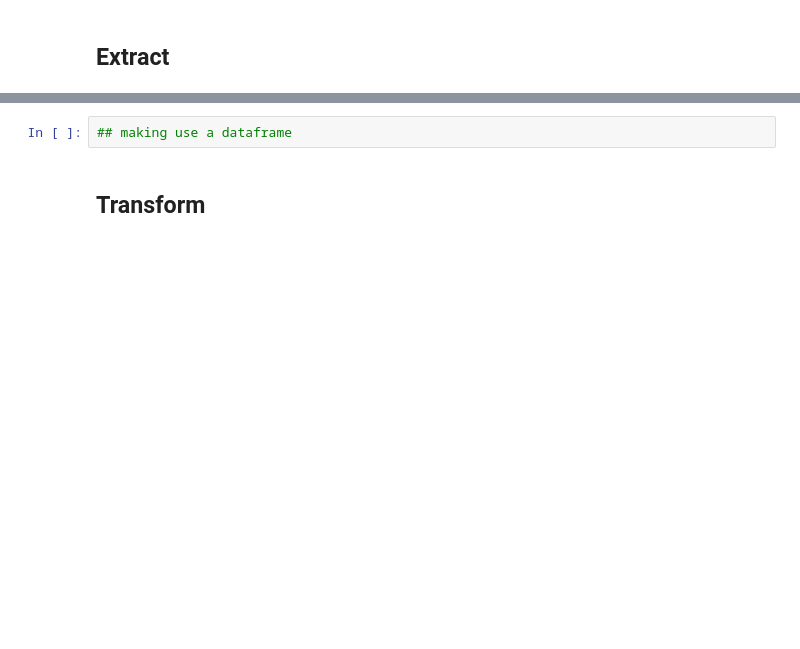
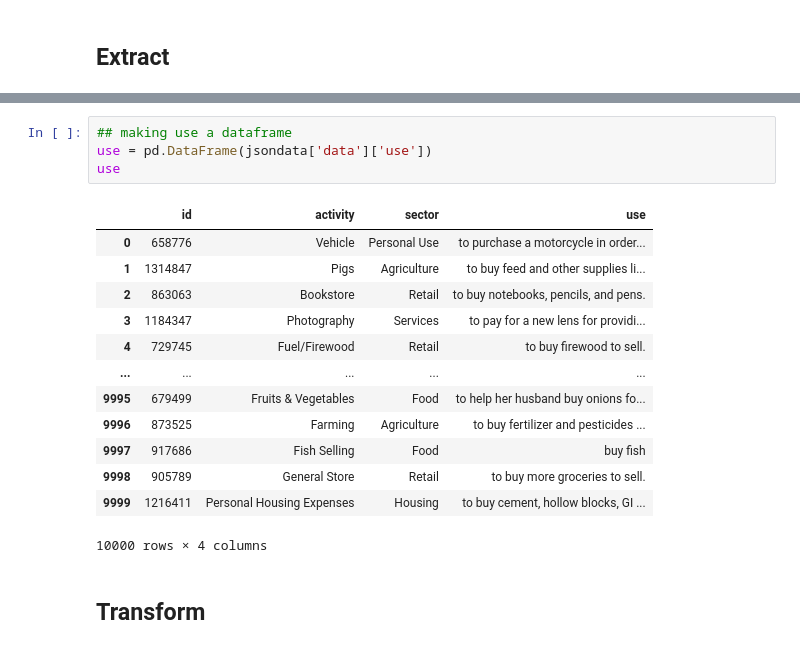
Before and after one commit to coding-dojo-data-science/data-enrichment-mock-belt-exam, a Jupyter notebook: PreClass - Mock Belt Exam - Data Enrichment.ipynb, the cells around one changed output, grey strips where cells are left out. Cells and saved outputs as stored; diff of their text form; blank space fills up the shorter version.

Commit message:
PreClass notebook complete

```diff
--- a/PreClass - Mock Belt Exam - Data Enrichment.ipynb
+++ b/PreClass - Mock Belt Exam - Data Enrichment.ipynb
@@ -49,4 +142,20 @@ https://drive.google.com/file/d/10iWPhZtId0R9RCiVculSozCwldG-V3eH/view?usp=shari
 # %%
 ## making use a dataframe
+use = pd.DataFrame(jsondata['data']['use'])
+use
+# %% [output]
+|  | id | activity | sector | use |
+| 0 | 658776 | Vehicle | Personal Use | to purchase a motorcycle in order... |
+| 1 | 1314847 | Pigs | Agriculture | to buy feed and other supplies li... |
+| 2 | 863063 | Bookstore | Retail | to buy notebooks, pencils, and pens. |
+| 3 | 1184347 | Photography | Services | to pay for a new lens for providi... |
+| 4 | 729745 | Fuel/Firewood | Retail | to buy firewood to sell. |
+| ... | ... | ... | ... | ... |
+| 9995 | 679499 | Fruits & Vegetables | Food | to help her husband buy onions fo... |
+| 9996 | 873525 | Farming | Agriculture | to buy fertilizer and pesticides ... |
+| 9997 | 917686 | Fish Selling | Food | buy fish |
+| 9998 | 905789 | General Store | Retail | to buy more groceries to sell. |
+| 9999 | 1216411 | Personal Housing Expenses | Housing | to buy cement, hollow blocks, GI ... |
+10000 rows × 4 columns
 # %% [markdown]
 ## Transform
```
Also changed, not shown: parts of 45 cells of this notebook, 2 other files.
